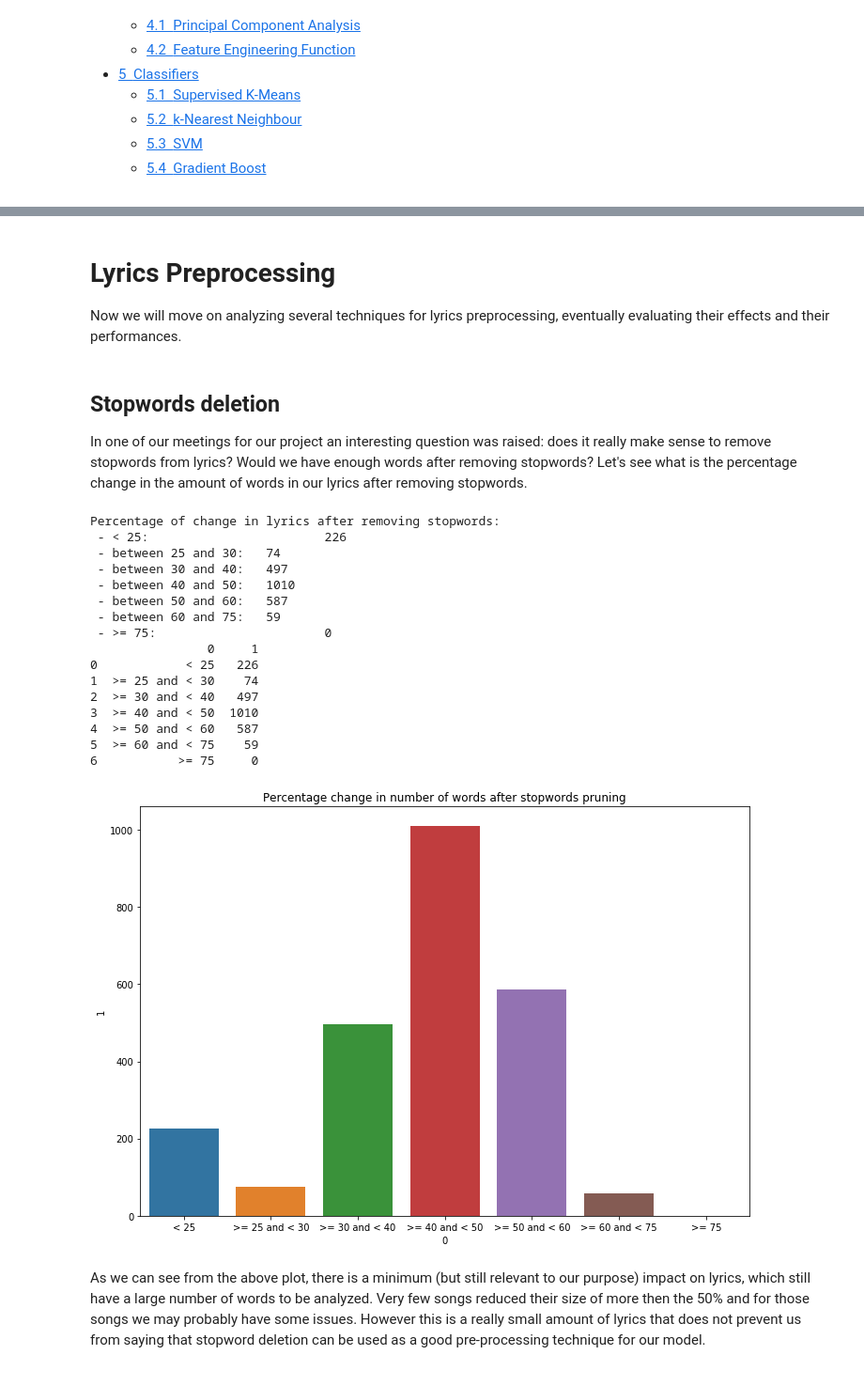
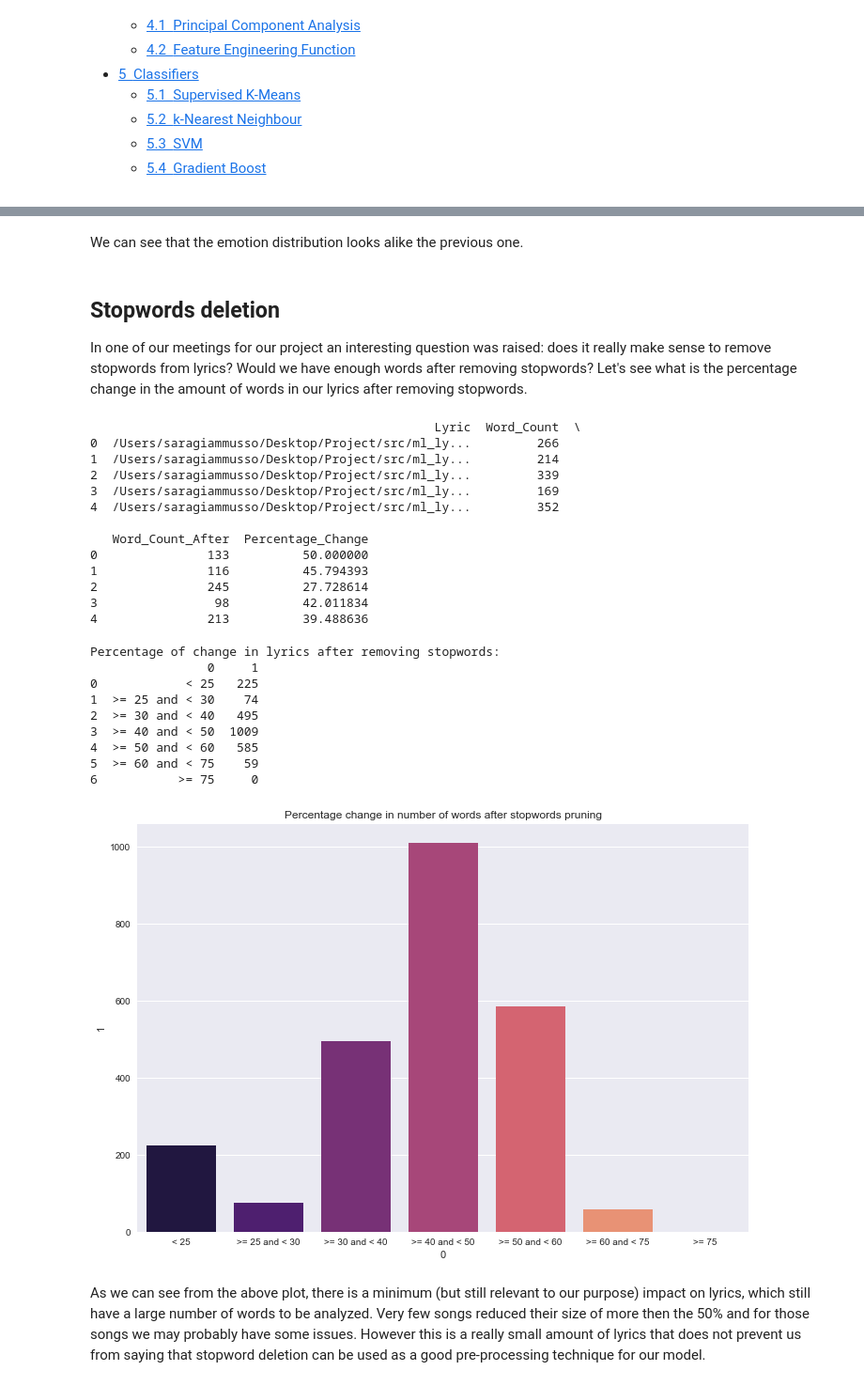
Before and after one commit to sgiammy/emotion-patterns-in-music-playlists, a Jupyter notebook: src/Emotion_Detection_in_Playlists.ipynb, the cells around one changed output, grey strips where cells are left out. Shown at 94% size. Cells and saved outputs as stored; diff of their text form; code cells hidden in the pictures.

```diff
--- a/src/Emotion_Detection_in_Playlists.ipynb
+++ b/src/Emotion_Detection_in_Playlists.ipynb
@@ -16,6 +16,7 @@ from sklearn.model_selection import GridSearchCV
 from sklearn.decomposition import PCA
 
 import seaborn as sns
+sns.set()
 import matplotlib.pyplot as plt
 
 from utils.datasets import load_dataset_from_path, split_train_validation
@@ -92,7 +255,5 @@ As we can see our lyrics are quite balanced among the 4 different classes. Only
-# %% [markdown]
-# Lyrics Preprocessing
-
-Now we will move on analyzing several techniques for lyrics preprocessing, eventually evaluating their effects and their performances.
+# %% [markdown]
+We can see that the emotion distribution looks alike the previous one.
 # %% [markdown]
 ## Stopwords deletion
 
@@ -105,7 +266,7 @@ def remove_stopwords(doc):
 paths = load_dataset_from_path(lyrics_path)['Lyric_Path'].as_matrix()
 
 # Build a dataframe with the following schema:
-# <song, words, words_after_stopwords_removal, percentage_change>
+# <Song, word_count, words_after_stopwords_removal, percentage_change>
 rows = list()
 
 for path in paths:
@@ -121,6 +282,21 @@ for path in paths:
 # Create a dataframe with the found information
 df = pd.DataFrame(rows, columns=['Lyric', 'Word_Count',
                   'Word_Count_After', 'Percentage_Change'])
+print(df[:5])
+# %% [output]
+                                               Lyric  Word_Count  \
+0  /Users/saragiammusso/Desktop/Project/src/ml_ly...         266
+1  /Users/saragiammusso/Desktop/Project/src/ml_ly...         214
+2  /Users/saragiammusso/Desktop/Project/src/ml_ly...         339
+3  /Users/saragiammusso/Desktop/Project/src/ml_ly...         169
+4  /Users/saragiammusso/Desktop/Project/src/ml_ly...         352
+
+   Word_Count_After  Percentage_Change
+0               133          50.000000
+1               116          45.794393
+2               245          27.728614
+3                98          42.011834
+4               213          39.488636
 # %%
 # Print some statistics
 percs = [ 25, 30, 40, 50, 60, 75 ]
@@ -130,52 +306,45 @@ plt_data = list()
 for (i, perc) in it:
     if i == 0:
         count = len(df[df['Percentage_Change'] < perc])
-        print(' - < {}:\t\t\t{}'.format(perc, count))
+        #print(' - < {}:\t\t\t{}'.format(perc, count))
         plt_data.append(('< {}'.format(perc), count))
     elif i == len(percs) - 1:
         prev_p = percs[i-1]
         count = len(df[(df['Percentage_Change'] >= prev_p) & (df['Percentage_Change'] < perc)])
-        print(' - between {} and {}:\t{}'.format(prev_p, perc, count))
+        #print(' - between {} and {}:\t{}'.format(prev_p, perc, count))
         plt_data.append(('>= {} and < {}'.format(prev_p, perc, count), count))
 
         count = len(df[df['Percentage_Change'] >= perc])
-        print(' - >= {}:\t\t\t{}'.format(perc, count))
+        #print(' - >= {}:\t\t\t{}'.format(perc, count))
         plt_data.append(('>= {}'.format(perc), count))
     else:
         prev_p = percs[i-1]
         count = len(df[(df['Percentage_Change'] >= prev_p) & (df['Percentage_Change'] < perc)])
-        print(' - between {} and {}:\t{}'.format(prev_p, perc, count))
+        #print(' - between {} and {}:\t{}'.format(prev_p, perc, count))
         plt_data.append(('>= {} and < {}'.format(prev_p, perc, count), count))
 
 pltDf = pd.DataFrame(plt_data)
 print(pltDf)
 # %% [output]
 Percentage of change in lyrics after removing stopwords:
- - < 25:                        226
- - between 25 and 30:   74
- - between 30 and 40:   497
- - between 40 and 50:   1010
- - between 50 and 60:   587
- - between 60 and 75:   59
- - >= 75:                       0
                 0     1
-0            < 25   226
+0            < 25   225
 1  >= 25 and < 30    74
-2  >= 30 and < 40   497
-3  >= 40 and < 50  1010
-4  >= 50 and < 60   587
+2  >= 30 and < 40   495
+3  >= 40 and < 50  1009
+4  >= 50 and < 60   585
 5  >= 60 and < 75    59
 6           >= 75     0
 # %%
 # Plot
 fig, ax = plt.subplots()
 fig.set_size_inches(10, 7)
-ax = sns.barplot(pltDf[0], pltDf[1], ax=ax)
+ax = sns.barplot(pltDf[0], pltDf[1], ax=ax, palette='magma')
 ax.set_title('Percentage change in number of words after stopwords pruning')
 plt.tight_layout()
 plt.show()
 # %% [output]
-[figure, old version]
+[figure, new version]
 # %% [markdown]
 As we can see from the above plot, there is a minimum (but still relevant to our purpose) impact on lyrics, which still have a large number of words to be analyzed. Very few songs reduced their size of more then the 50% and for those songs we may probably have some issues. However this is a really small amount of lyrics that does not prevent us from saying that stopword deletion can be used as a good pre-processing technique for our model.
 # %% [markdown]
```
Also changed, not shown: parts of 52 cells of this notebook.
